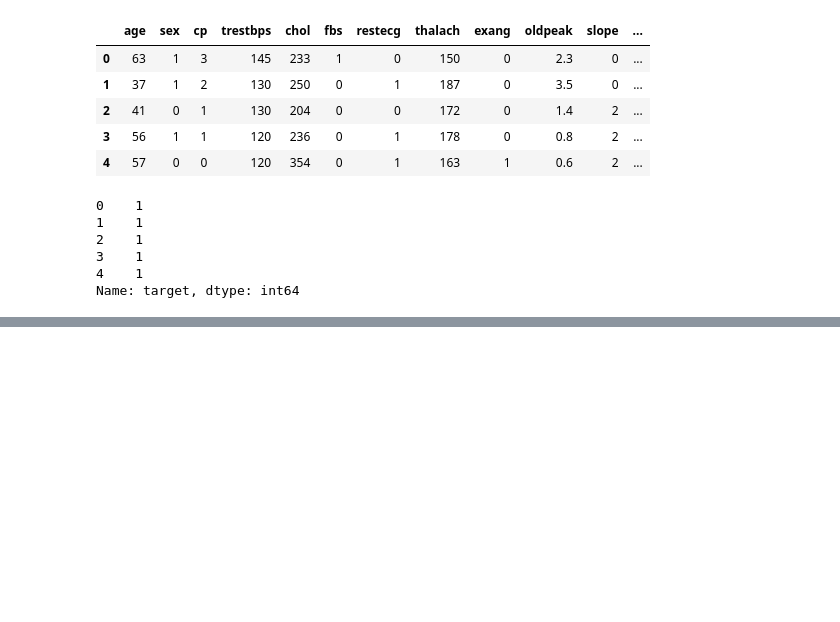
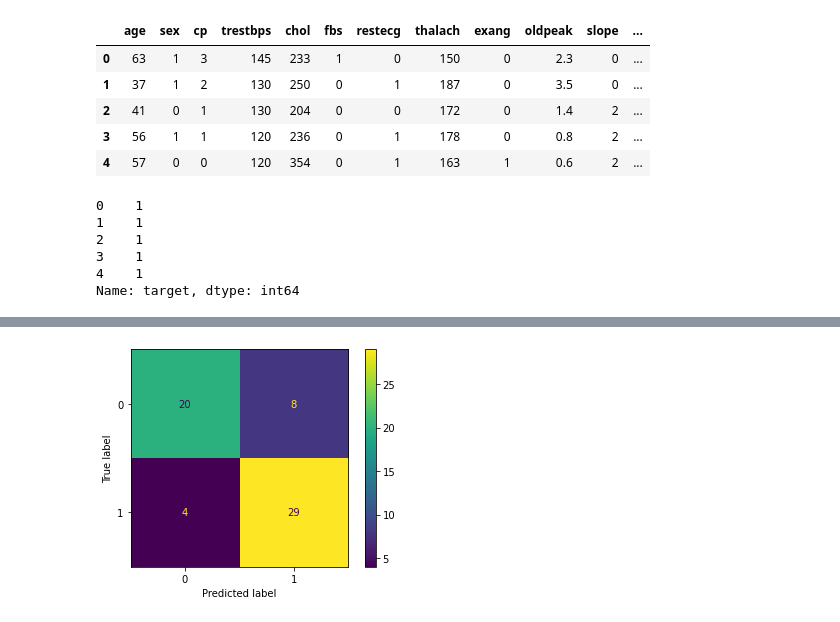
Before and after one commit to bhatkiran30/sbpersonal, a Jupyter notebook: Capstone two/Feature Engineering.ipynb, the cells around one changed output, grey strips where cells are left out. Cells and saved outputs as stored; diff of their text form; code cells hidden in the pictures; blank space fills up the shorter version.

```diff
--- a/Capstone two/Feature Engineering.ipynb
+++ b/Capstone two/Feature Engineering.ipynb
@@ -174,0 +305,4 @@ X_scaled_train,X_scaled_test,Y_scaled_train,Y_scaled_test = train_test_split(new
+# %%
+rfc_main = RandomForestClassifier(criterion='entropy',max_depth=3,n_estimators=100)
+# %%
+rfc_main.fit(X_scaled_train,Y_scaled_train)
@@ -174,0 +333,5 @@ X_scaled_train,X_scaled_test,Y_scaled_train,Y_scaled_test = train_test_split(new
+# %%
+disp_rfc = plot_confusion_matrix(rfc_main,X_scaled_test,Y_scaled_test)
+plt.show()
+# %% [output]
+[figure, added]
```
Also changed, not shown: parts of 41 cells of this notebook.
